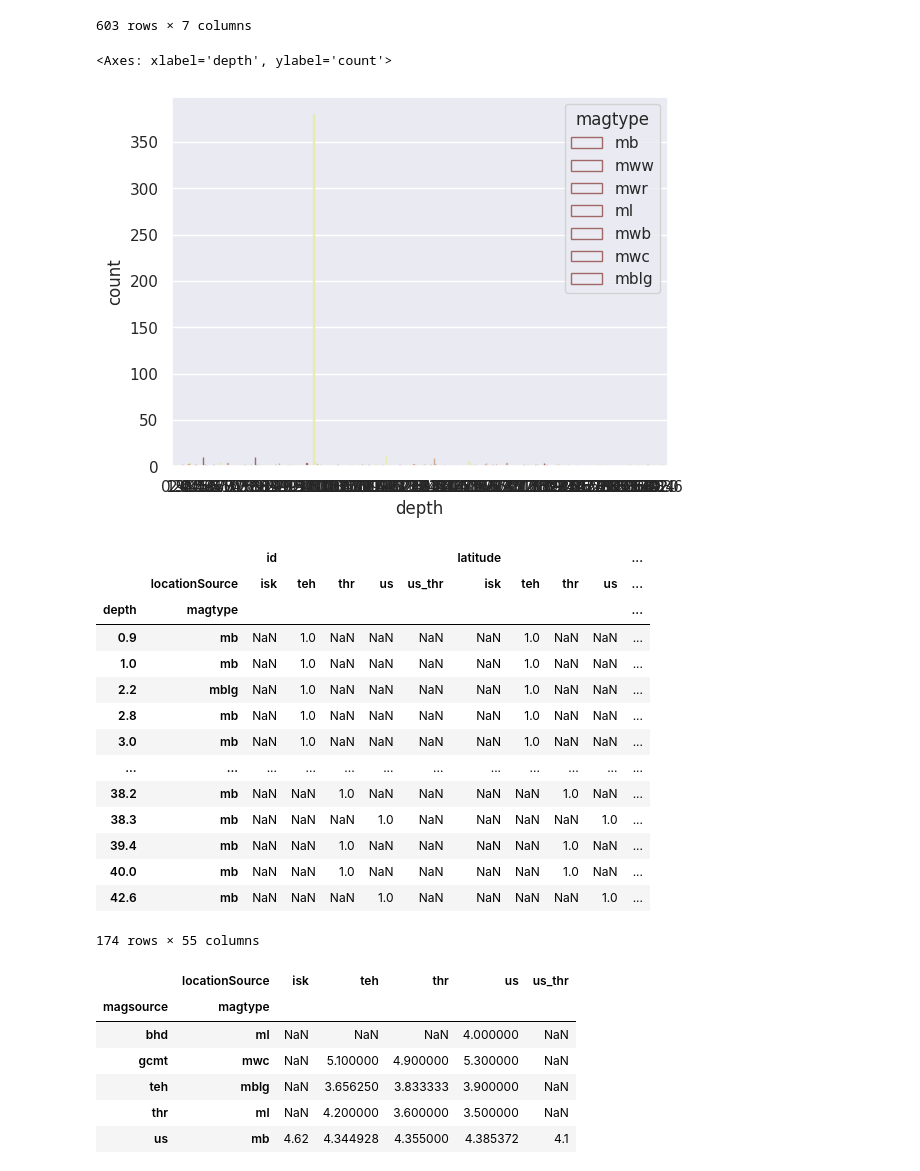
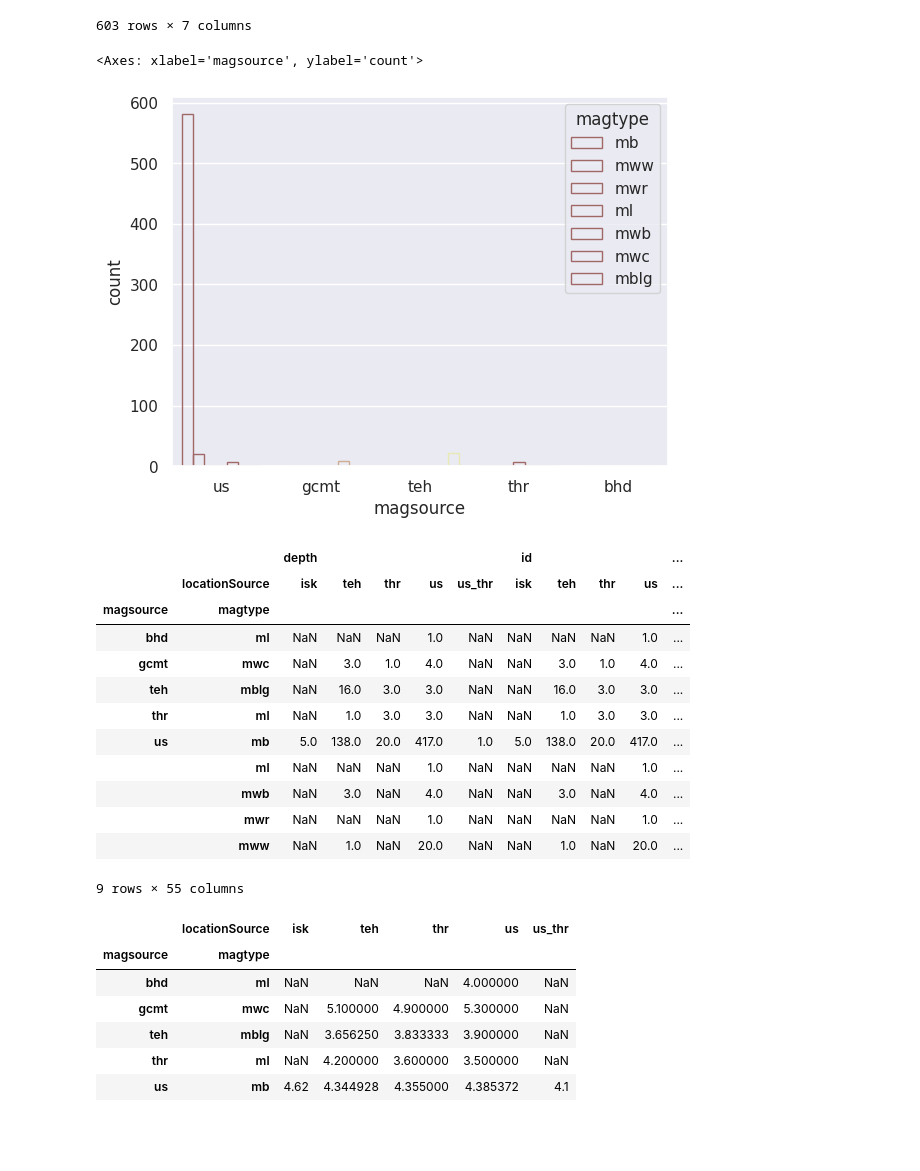
Before and after one commit to gEarthquake/Group-earthquake, a Jupyter notebook: earthquake.ipynb, the cells around one changed output. Saved outputs shown, nothing was run; the diff lists cells and outputs as text; code cells hidden in the pictures; blank space fills up the shorter version.

```diff
--- a/earthquake.ipynb
+++ b/earthquake.ipynb
@@ -115,30 +108,28 @@ pd.crosstab(mydata['longitude'],mydata['magtype'] )
 | 48.6137 | 1 | 0 | 0 | 0 | 0 | 0 | 0 |
 603 rows × 7 columns
 # %%
-sns.countplot(x="depth", hue="magtype", data=mydata, edgecolor=sns.color_palette("pink",3) ,  facecolor=(0, 0, 0, 0))
+sns.countplot(x="magsource", hue="magtype", data=mydata, edgecolor=sns.color_palette("pink",3) ,  facecolor=(0, 0, 0, 0))
 #barawrdaka daka ba wenayy
 # %% [output]
-<Axes: xlabel='depth', ylabel='count'>
+<Axes: xlabel='magsource', ylabel='count'>
-[figure, old version]
+[figure, new version]
 # %%
-pd.pivot_table(mydata, index=['depth', 'magtype'],
+pd.pivot_table(mydata, index=['magsource', 'magtype'],
                      columns=[ 'locationSource'], aggfunc=len)
 # %% [output]
-|  |  | id |  |  |  |  | latitude |  |  |  | ... |
+|  |  | depth |  |  |  |  | id |  |  |  | ... |
 |  | locationSource | isk | teh | thr | us | us_thr | isk | teh | thr | us | ... |
-| depth | magtype |  |  |  |  |  |  |  |  |  | ... |
-| 0.9 | mb | NaN | 1.0 | NaN | NaN | NaN | NaN | 1.0 | NaN | NaN | ... |
-| 1.0 | mb | NaN | 1.0 | NaN | NaN | NaN | NaN | 1.0 | NaN | NaN | ... |
-| 2.2 | mblg | NaN | 1.0 | NaN | NaN | NaN | NaN | 1.0 | NaN | NaN | ... |
-| 2.8 | mb | NaN | 1.0 | NaN | NaN | NaN | NaN | 1.0 | NaN | NaN | ... |
-| 3.0 | mb | NaN | 1.0 | NaN | NaN | NaN | NaN | 1.0 | NaN | NaN | ... |
-| ... | ... | ... | ... | ... | ... | ... | ... | ... | ... | ... | ... |
-| 38.2 | mb | NaN | NaN | 1.0 | NaN | NaN | NaN | NaN | 1.0 | NaN | ... |
-| 38.3 | mb | NaN | NaN | NaN | 1.0 | NaN | NaN | NaN | NaN | 1.0 | ... |
-| 39.4 | mb | NaN | NaN | 1.0 | NaN | NaN | NaN | NaN | 1.0 | NaN | ... |
-| 40.0 | mb | NaN | NaN | 1.0 | NaN | NaN | NaN | NaN | 1.0 | NaN | ... |
-| 42.6 | mb | NaN | NaN | NaN | 1.0 | NaN | NaN | NaN | NaN | 1.0 | ... |
+| magsource | magtype |  |  |  |  |  |  |  |  |  | ... |
+| bhd | ml | NaN | NaN | NaN | 1.0 | NaN | NaN | NaN | NaN | 1.0 | ... |
+| gcmt | mwc | NaN | 3.0 | 1.0 | 4.0 | NaN | NaN | 3.0 | 1.0 | 4.0 | ... |
+| teh | mblg | NaN | 16.0 | 3.0 | 3.0 | NaN | NaN | 16.0 | 3.0 | 3.0 | ... |
+| thr | ml | NaN | 1.0 | 3.0 | 3.0 | NaN | NaN | 1.0 | 3.0 | 3.0 | ... |
+| us | mb | 5.0 | 138.0 | 20.0 | 417.0 | 1.0 | 5.0 | 138.0 | 20.0 | 417.0 | ... |
+|  | ml | NaN | NaN | NaN | 1.0 | NaN | NaN | NaN | NaN | 1.0 | ... |
+|  | mwb | NaN | 3.0 | NaN | 4.0 | NaN | NaN | 3.0 | NaN | 4.0 | ... |
+|  | mwr | NaN | NaN | NaN | 1.0 | NaN | NaN | NaN | NaN | 1.0 | ... |
+|  | mww | NaN | 1.0 | NaN | 20.0 | NaN | NaN | 1.0 | NaN | 20.0 | ... |
-174 rows × 55 columns
+9 rows × 55 columns
 # %%
 pd.pivot_table(mydata,'mag', index=['magsource', 'magtype'],
                      columns=[ 'locationSource'])
```
Also changed, not shown: parts of 2 cells of this notebook.
